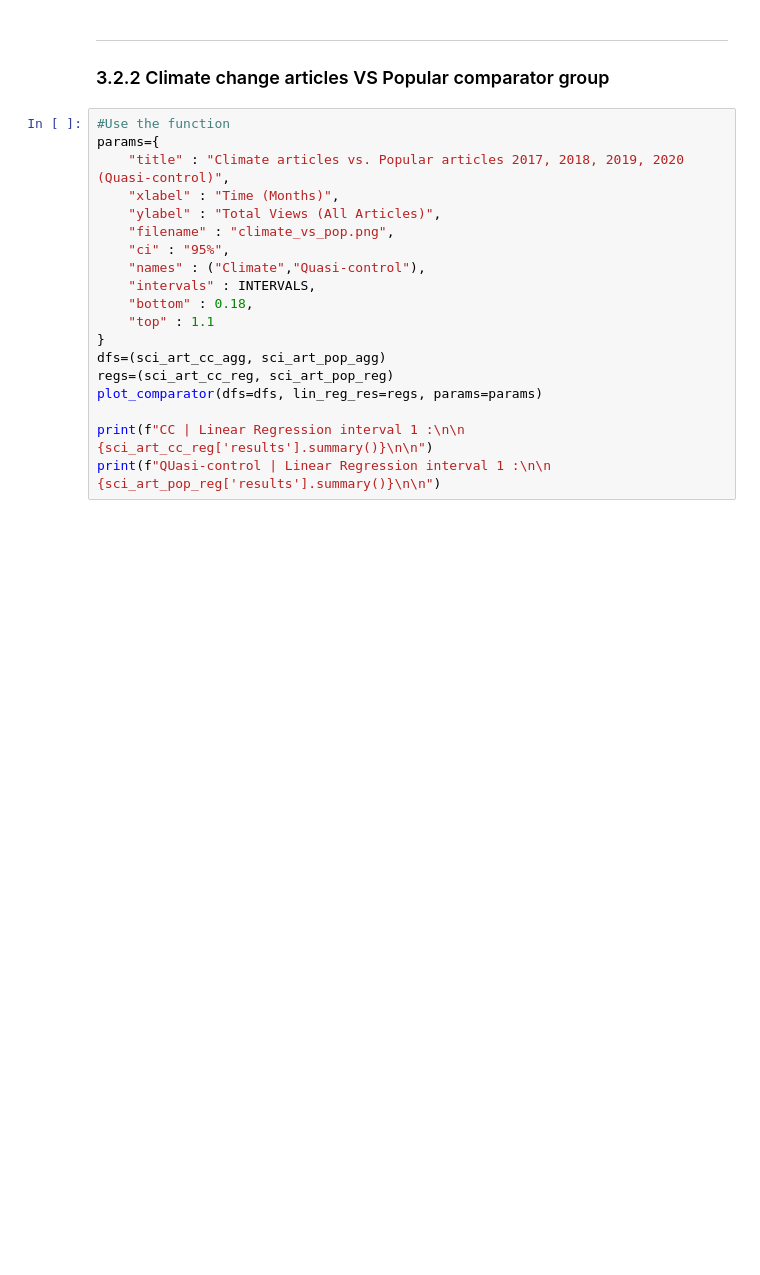
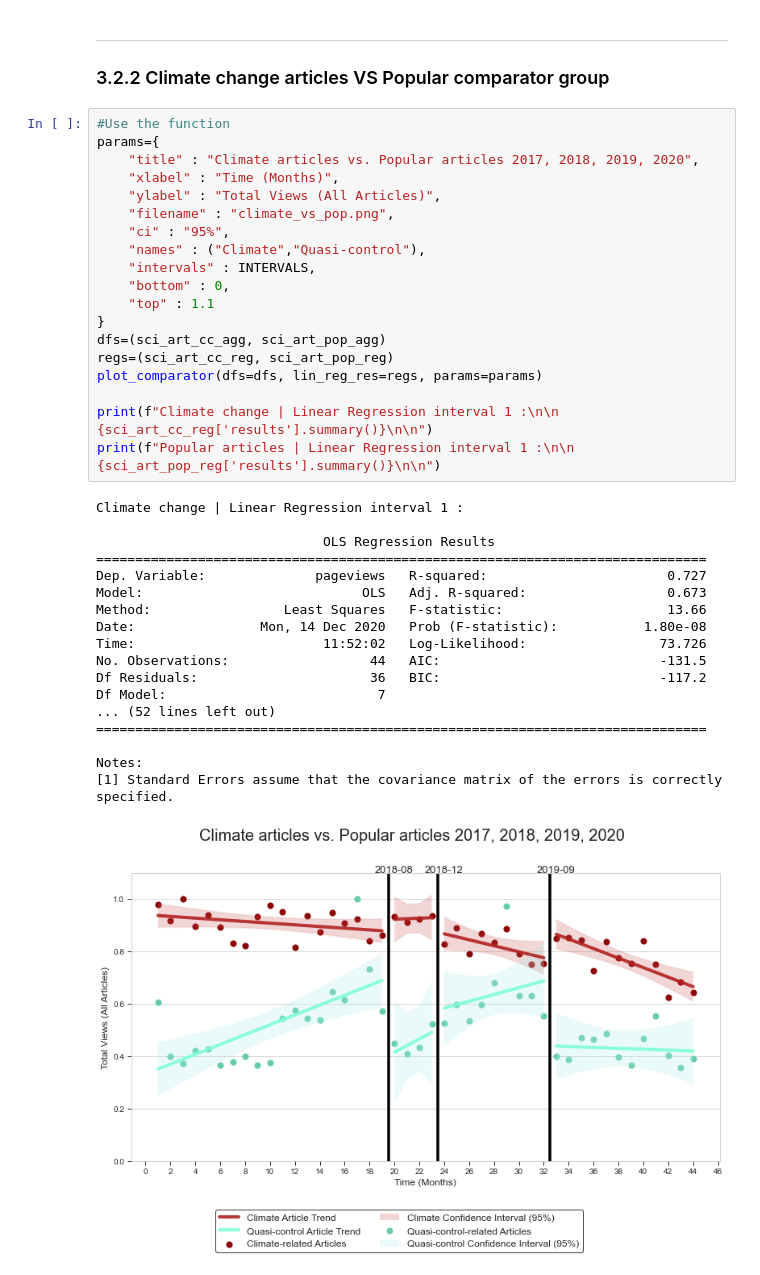
Before and after one commit to epfl-ada/ada-2020-project-milestone-p3-p3_tadaa, a Jupyter notebook: creative_extension.ipynb, the cells around one changed output. Cells and saved outputs as stored; diff of their text form; blank space fills up the shorter version.

```diff
--- a/creative_extension.ipynb
+++ b/creative_extension.ipynb
@@ -576,19 +611,38 @@ print(f"QUasi-control | Linear Regression interval 1 :\n\n {sci_art_control_reg[
 # %%
 #Use the function
 params={
-    "title" : "Climate articles vs. Popular articles 2017, 2018, 2019, 2020 (Quasi-control)",
+    "title" : "Climate articles vs. Popular articles 2017, 2018, 2019, 2020",
     "xlabel" : "Time (Months)",
     "ylabel" : "Total Views (All Articles)",
     "filename" : "climate_vs_pop.png",
     "ci" : "95%",
     "names" : ("Climate","Quasi-control"),
     "intervals" : INTERVALS,
-    "bottom" : 0.18,
+    "bottom" : 0,
     "top" : 1.1
 }
 dfs=(sci_art_cc_agg, sci_art_pop_agg)
 regs=(sci_art_cc_reg, sci_art_pop_reg)
 plot_comparator(dfs=dfs, lin_reg_res=regs, params=params)
 
-print(f"CC | Linear Regression interval 1 :\n\n {sci_art_cc_reg['results'].summary()}\n\n")
-print(f"QUasi-control | Linear Regression interval 1 :\n\n {sci_art_pop_reg['results'].summary()}\n\n")
+print(f"Climate change | Linear Regression interval 1 :\n\n {sci_art_cc_reg['results'].summary()}\n\n")
+print(f"Popular articles | Linear Regression interval 1 :\n\n {sci_art_pop_reg['results'].summary()}\n\n")
+# %% [output]
+Climate change | Linear Regression interval 1 :
+
+                             OLS Regression Results
+==============================================================================
+Dep. Variable:              pageviews   R-squared:                       0.727
+Model:                            OLS   Adj. R-squared:                  0.673
+Method:                 Least Squares   F-statistic:                     13.66
+Date:                Mon, 14 Dec 2020   Prob (F-statistic):           1.80e-08
+Time:                        11:52:02   Log-Likelihood:                 73.726
+No. Observations:                  44   AIC:                            -131.5
+Df Residuals:                      36   BIC:                            -117.2
+Df Model:                           7
+... (52 lines left out)
+==============================================================================
+
+Notes:
+[1] Standard Errors assume that the covariance matrix of the errors is correctly specified.
+[figure, added]
```
Also changed, not shown: parts of 27 cells of this notebook, 10 other files.
